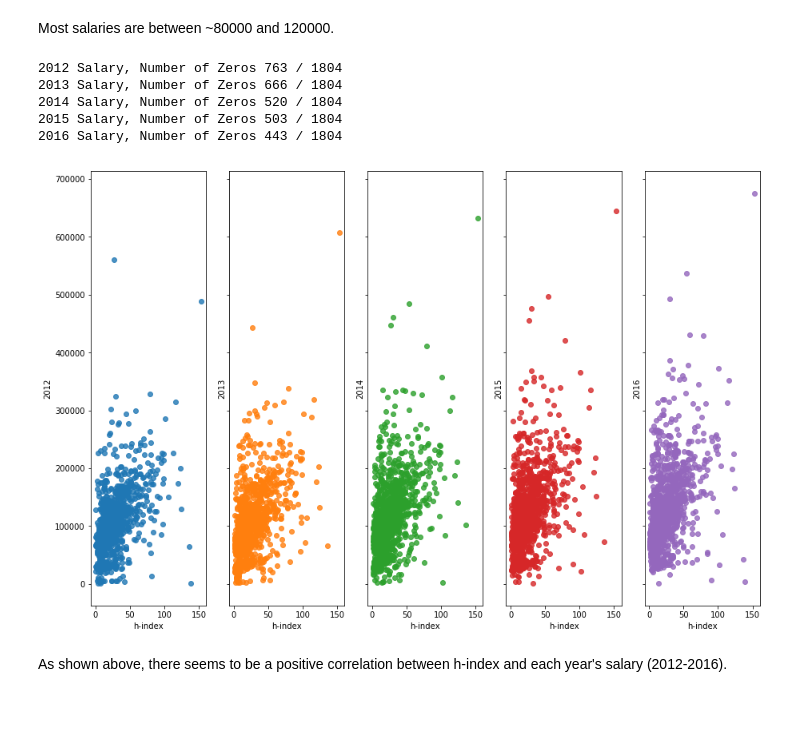
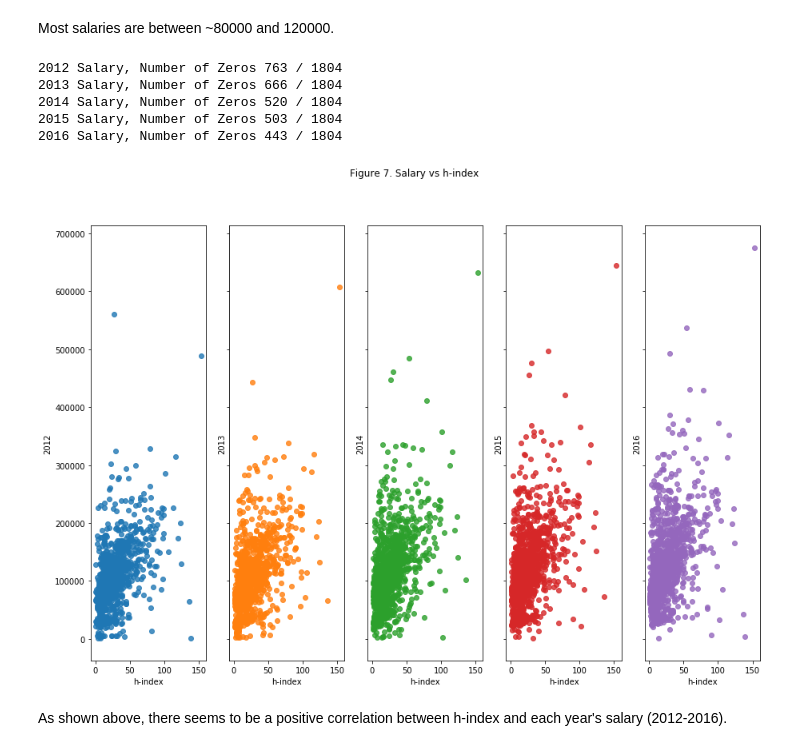
Before and after one commit to jkim30882/TDI, a Jupyter notebook: TDI Final Interview.ipynb, the cells around one changed output. Cells and saved outputs as stored; diff of their text form; code cells hidden in the pictures; blank space fills up the shorter version.

```diff
--- a/TDI Final Interview.ipynb
+++ b/TDI Final Interview.ipynb
@@ -250,35 +250,35 @@ def removeZero(df):
     df_2012 = df.loc[(df['2012']!=0)].reset_index()
     df_2013 = df.loc[(df['2013']!=0)].reset_index()
     df_2014 = df.loc[(df['2014']!=0)].reset_index()
     df_2015 = df.loc[(df['2015']!=0)].reset_index()
     df_2016 = df.loc[(df['2016']!=0)].reset_index()
 
     return df_2012, df_2013, df_2014, df_2015, df_2016
 
 
 df_2012, df_2013, df_2014, df_2015, df_2016 = removeZero(df)
 
 
 ####### Plot Salaries vs. h-index Citations
 #f=plt.figure(figsize=(5, 5), dpi=50, facecolor='w', edgecolor='k')
 f, (ax1, ax2, ax3, ax4, ax5) = plt.subplots(1,5, sharey=True, figsize=(15,10))
 sns.regplot(x="h-index", y="2012", data=df_2012, fit_reg=False, ax=ax1)
 sns.regplot(x="h-index", y="2013", data=df_2013, fit_reg=False, ax=ax2)
 sns.regplot(x="h-index", y="2014", data=df_2014, fit_reg=False, ax=ax3)
 sns.regplot(x="h-index", y="2015", data=df_2015, fit_reg=False, ax=ax4)
 sns.regplot(x="h-index", y="2016", data=df_2016, fit_reg=False, ax=ax5)
 
 #import matplotlib as mpl
 #mpl.rcParams['figure.figsize'] = (20,20)
-
+plt.suptitle('Figure 7. Salary vs h-index')
 plt.show(f)
 # %% [output]
 2012 Salary, Number of Zeros 763 / 1804
 2013 Salary, Number of Zeros 666 / 1804
 2014 Salary, Number of Zeros 520 / 1804
 2015 Salary, Number of Zeros 503 / 1804
 2016 Salary, Number of Zeros 443 / 1804
-[figure, old version]
+[figure, new version]
 # %% [markdown]
 As shown above, there seems to be a positive correlation between h-index and each year's salary (2012-2016).
 # %%
```
Also changed, not shown: parts of 8 cells of this notebook.
